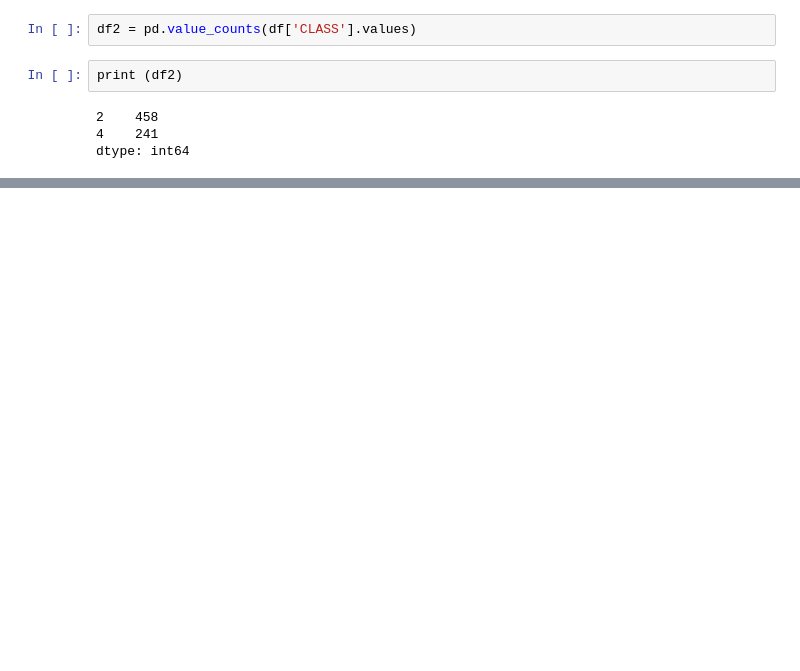
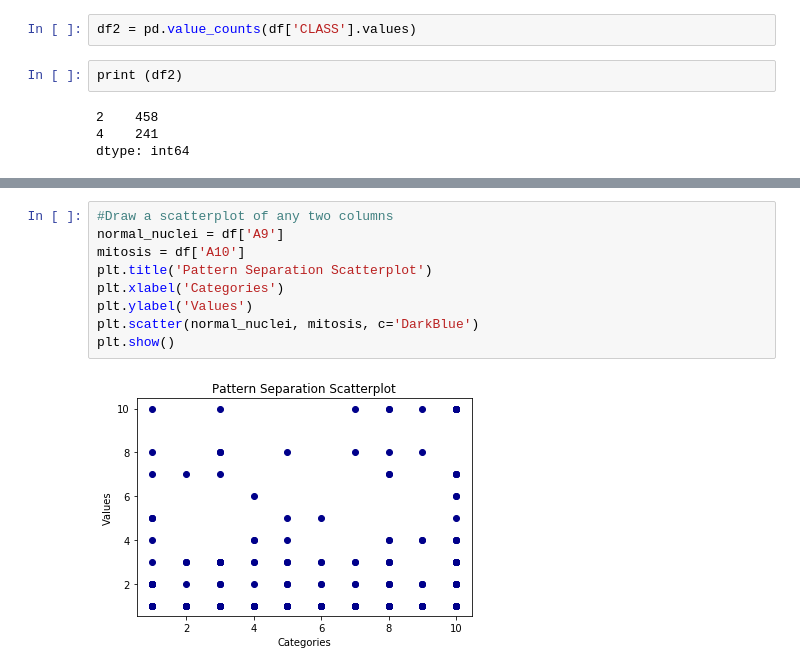
Before and after one commit to elenadesigner/FA18-BL-INFO-I590-14197, a Jupyter notebook: code/Group_15-5.ipynb, the cells around one changed output, grey strips where cells are left out. Saved outputs shown, nothing was run; the diff lists cells and outputs as text; blank space fills up the shorter version.

```diff
--- a/code/Group_15-5.ipynb
+++ b/code/Group_15-5.ipynb
@@ -243,0 +127,11 @@ CLASS  0.712244  0.423170  1.000000
+# %%
+#Draw a scatterplot of any two columns
+normal_nuclei = df['A9']
+mitosis = df['A10']
+plt.title('Pattern Separation Scatterplot')
+plt.xlabel('Categories')
+plt.ylabel('Values')
+plt.scatter(normal_nuclei, mitosis, c='DarkBlue')
+plt.show()
+# %% [output]
+[figure, added]
```
Also changed, not shown: parts of 27 cells of this notebook.
